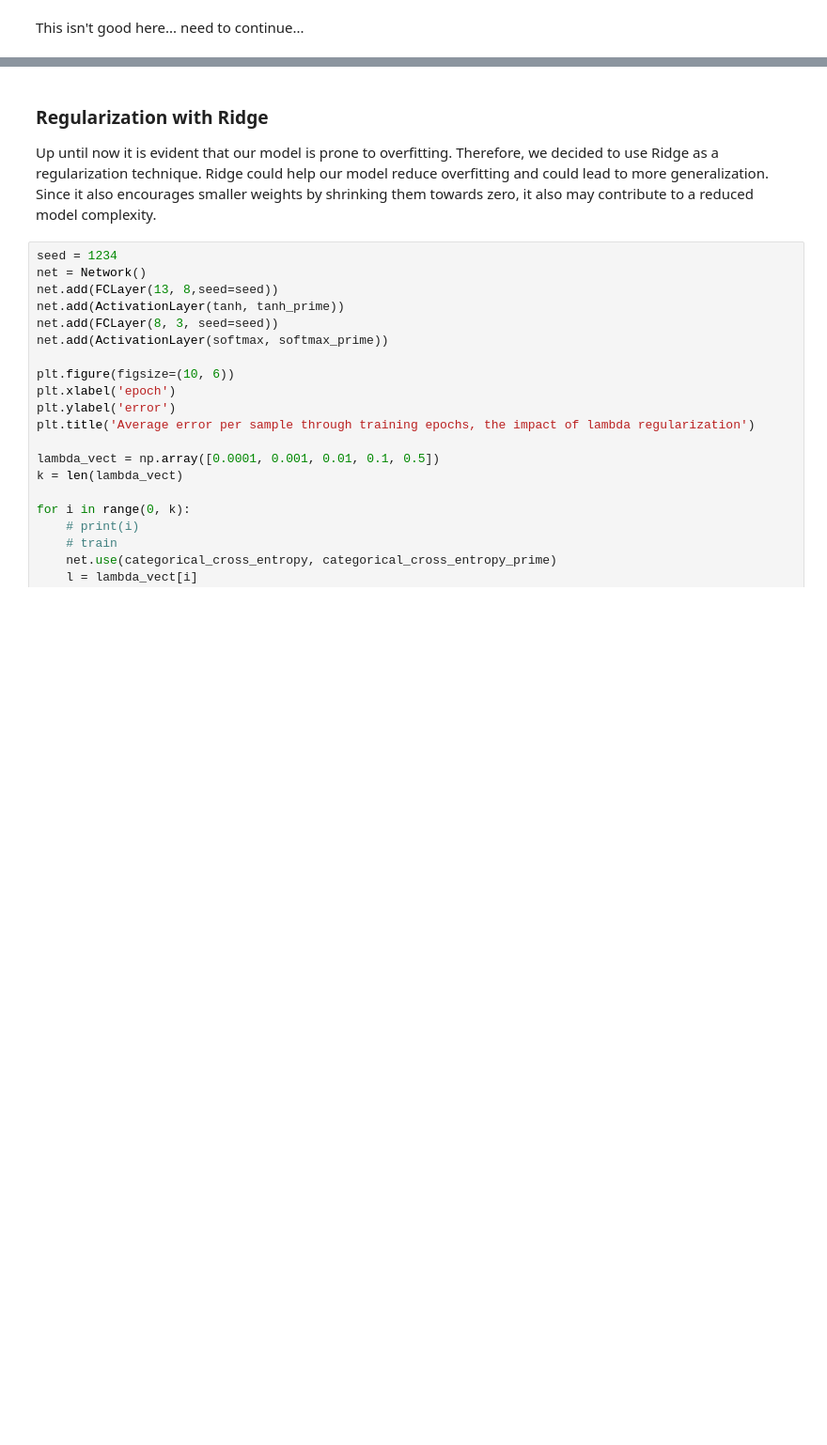
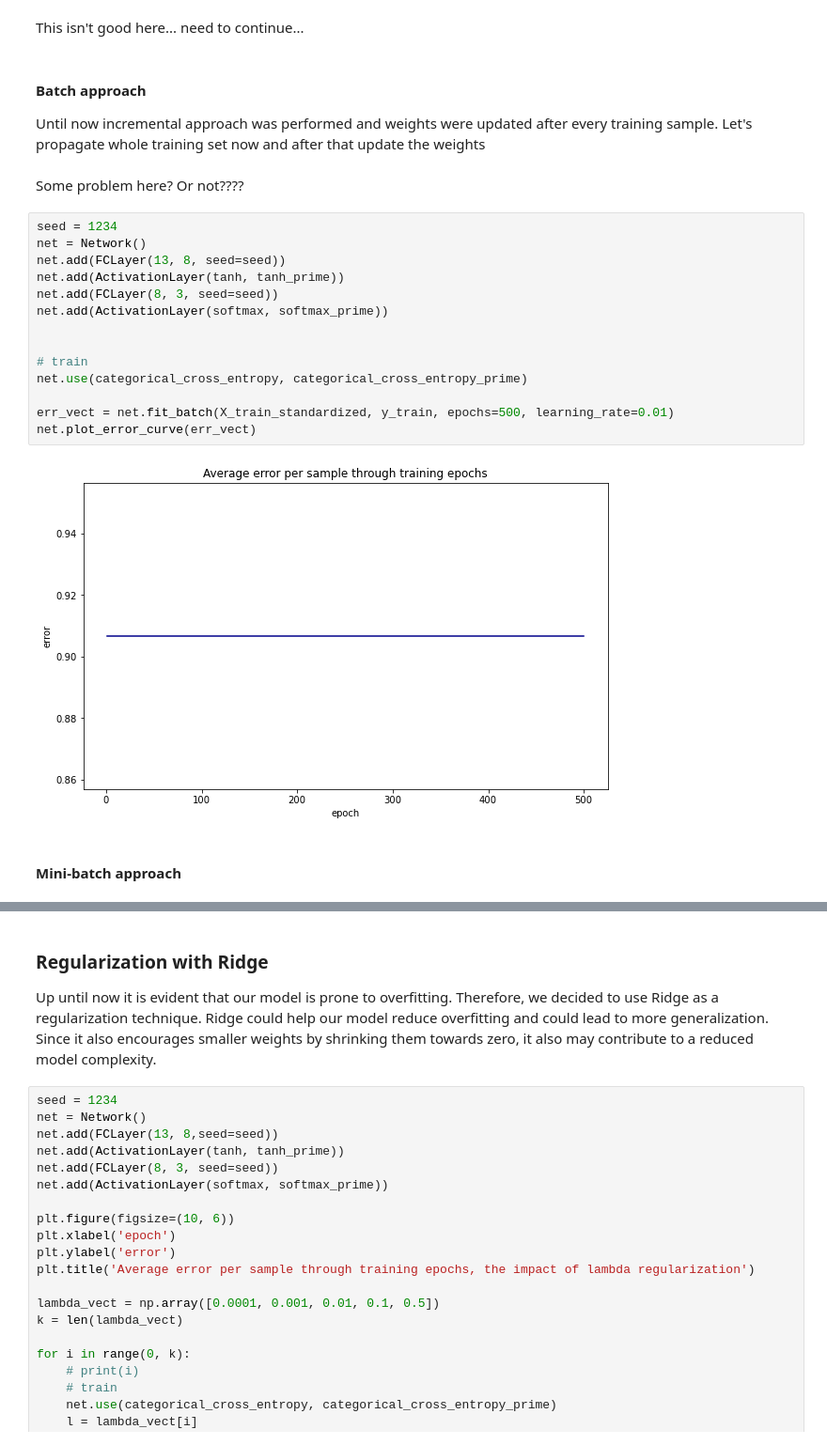
Before and after one commit to nadiaverdha/MachineLearningEx2, a Jupyter notebook: Ex2_wine.ipynb, the cells around one changed output, grey strips where cells are left out. Shown: that part at 94% size. Cells and saved outputs as stored; diff of their text form; blank space fills up the shorter version.

Commit message:
some mistakes corrected, need to continue with mini_batch

```diff
--- a/Ex2_wine.ipynb
+++ b/Ex2_wine.ipynb
@@ -383,2 +382,25 @@ plt.show()
 # %% [markdown]
 This isn't good here... need to continue...
+# %% [markdown]
+#### Batch approach
+Until now incremental approach was performed and weights were updated after every training sample. Let's propagate whole training set now and after that update the weights
+# %% [markdown]
+Some problem here? Or not????
+# %%
+seed = 1234
+net = Network()
+net.add(FCLayer(13, 8, seed=seed))
+net.add(ActivationLayer(tanh, tanh_prime))
+net.add(FCLayer(8, 3, seed=seed))
+net.add(ActivationLayer(softmax, softmax_prime))
+
+
+# train
+net.use(categorical_cross_entropy, categorical_cross_entropy_prime)
+
+err_vect = net.fit_batch(X_train_standardized, y_train, epochs=500, learning_rate=0.01)
+net.plot_error_curve(err_vect)
+# %% [output]
+[figure, added]
+# %% [markdown]
+#### Mini-batch approach
```
Also changed, not shown: parts of 17 cells of this notebook, 1 other file.
